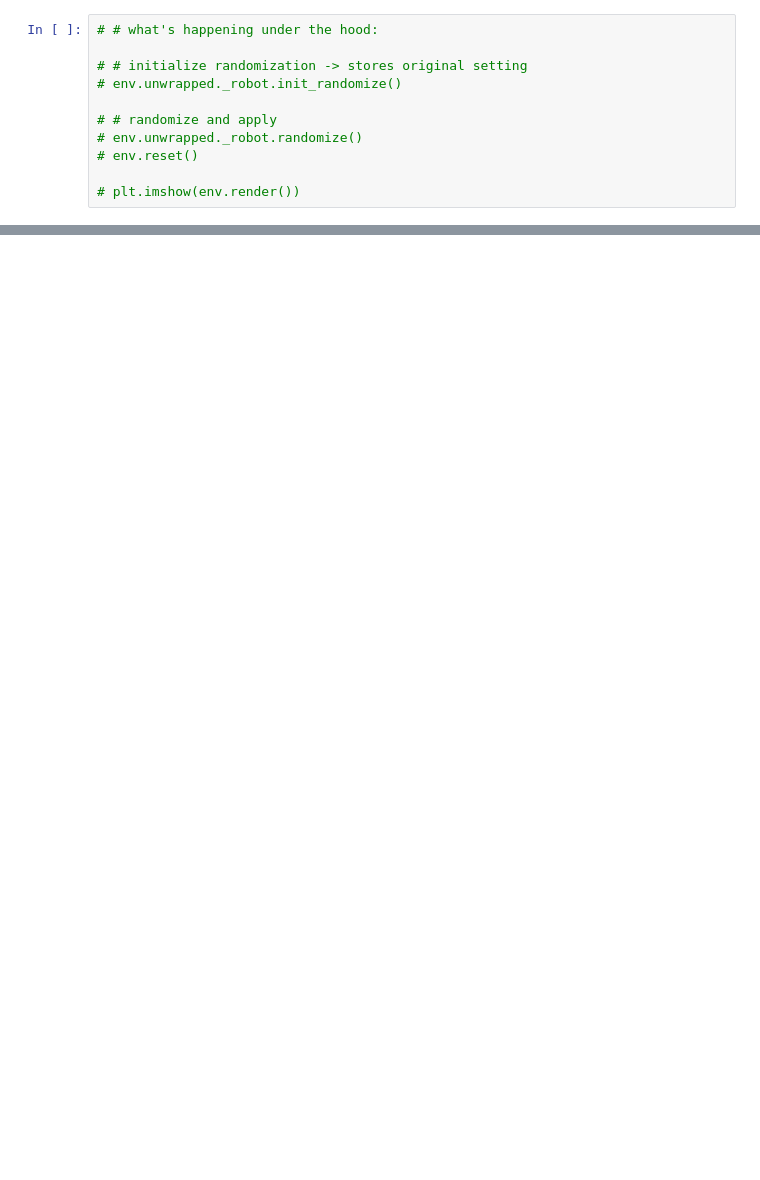
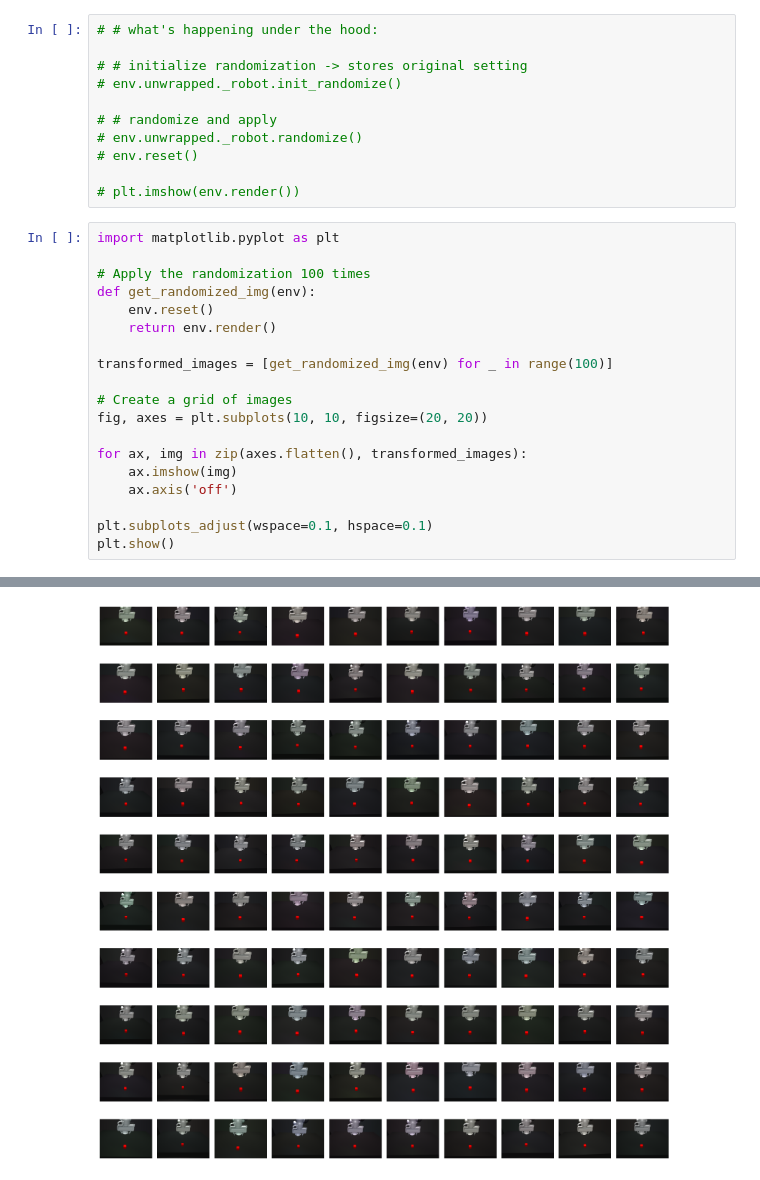
Before and after one commit to thomas0829/franka_control, a Jupyter notebook: notebooks/env_augmentations.ipynb, the cells around one changed output, grey strips where cells are left out. Cells and saved outputs as stored; diff of their text form; blank space fills up the shorter version.

```diff
--- a/notebooks/env_augmentations.ipynb
+++ b/notebooks/env_augmentations.ipynb
@@ -61,3 +61,23 @@ Object pose: [0.45841464248165176, -0.17826480466429856, 0.02, 0.972280376318390
 # env.reset()
 
 # plt.imshow(env.render())
+# %%
+import matplotlib.pyplot as plt
+
+# Apply the randomization 100 times
+def get_randomized_img(env):
+    env.reset()
+    return env.render()
+
+transformed_images = [get_randomized_img(env) for _ in range(100)]
+
+# Create a grid of images
+fig, axes = plt.subplots(10, 10, figsize=(20, 20))
+
+for ax, img in zip(axes.flatten(), transformed_images):
+    ax.imshow(img)
+    ax.axis('off')
+
+plt.subplots_adjust(wspace=0.1, hspace=0.1)
+plt.show()
+# %% [output]
@@ -63,0 +101 @@ Object pose: [0.45841464248165176, -0.17826480466429856, 0.02, 0.972280376318390
+[figure, added]
```
Also changed, not shown: parts of 2 cells of this notebook, 2 other files.
